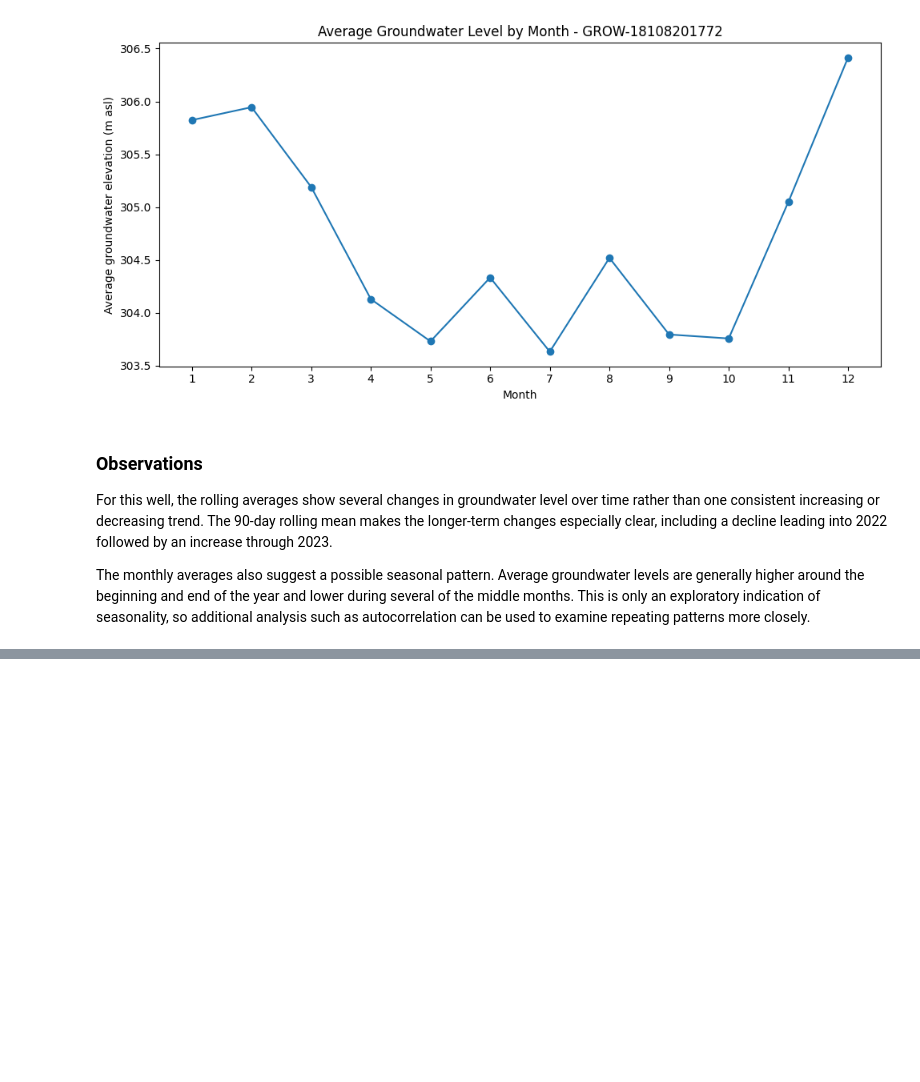
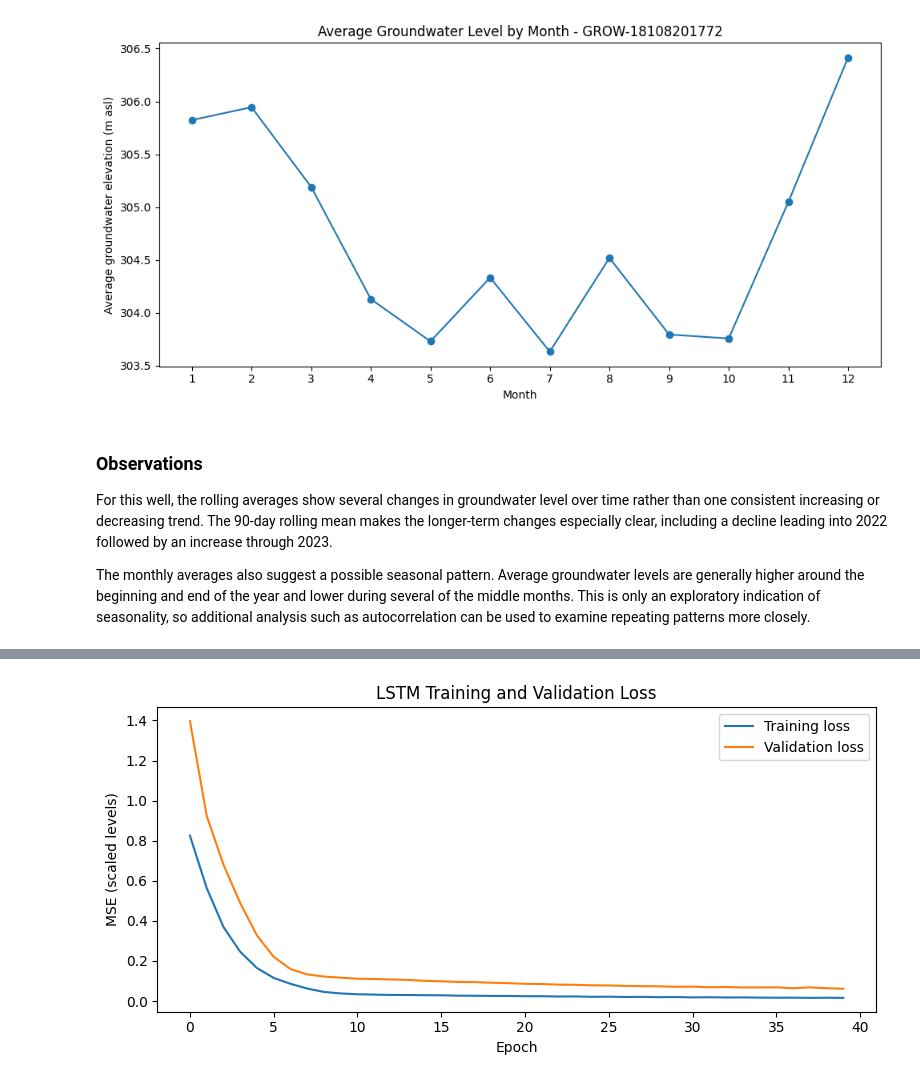
Before and after one commit to Break-Through-Tech/Microsoft-4A-groundwater-timeseries-prediction-using-AI, a Jupyter notebook: notebooks/Microsoft_4A.ipynb, the cells around one changed output, grey strips where cells are left out. Drawn from its saved outputs; the diff is of its cells as text; code cells hidden in the pictures; blank space fills up the shorter version.

```diff
--- a/notebooks/Microsoft_4A.ipynb
+++ b/notebooks/Microsoft_4A.ipynb
@@ -440,0 +722,84 @@ The monthly averages also suggest a possible seasonal pattern. Average groundwat
+# %%
+
+import tensorflow as tf
+from tensorflow import keras
+from tensorflow.keras import layers
+
+keras.utils.set_random_seed(42)
+
+# Build the LSTM model
+lstm = keras.Sequential([
+    keras.Input(shape=(LOOKBACK, 1)),
+    layers.LSTM(32),
+    layers.Dense(16, activation="relu"),
+    layers.Dense(HORIZON)
+])
+
+lstm.compile(
+    optimizer="adam",
+    loss="mse"
+)
+
+# Train the model
+training_history = lstm.fit(
+    X_scaled[train_idx],
+    y_scaled[train_idx],
+    validation_data=(
+        X_scaled[val_idx],
+        y_scaled[val_idx]
+    ),
+    epochs=40,
+    batch_size=32,
+    shuffle=False,
+    callbacks=[
+        keras.callbacks.EarlyStopping(
+            monitor="val_loss",
+            patience=6,
+            restore_best_weights=True
+        )
+    ],
+    verbose=1
+)
+
+# Predict and convert values back to meters
+lstm_val = to_meters(
+    lstm.predict(X_scaled[val_idx], verbose=0)
+)
+
+lstm_test = to_meters(
+    lstm.predict(X_scaled[test_idx], verbose=0)
+)
+
+validation_results["LSTM"] = scores(
+    y_all[val_idx], lstm_val
+)
+
+test_predictions["LSTM"] = lstm_test
+
+print("Validation Model Comparison")
+display(
+    pd.DataFrame(validation_results)
+    .T.sort_values("RMSE (m)")
+    .round(4)
+)
+
+# Visualize training progress
+plt.figure(figsize=(8, 4))
+
+plt.plot(
+    training_history.history["loss"],
+    label="Training loss"
+)
+
+plt.plot(
+    training_history.history["val_loss"],
+    label="Validation loss"
+)
+
+plt.xlabel("Epoch")
+plt.ylabel("MSE (scaled levels)")
+plt.title("LSTM Training and Validation Loss")
+plt.legend()
+plt.tight_layout()
+plt.show()
+# %% [output]
@@ -440,0 +827 @@ The monthly averages also suggest a possible seasonal pattern. Average groundwat
+[figure, added]
```
Also changed, not shown: parts of 24 cells of this notebook.
